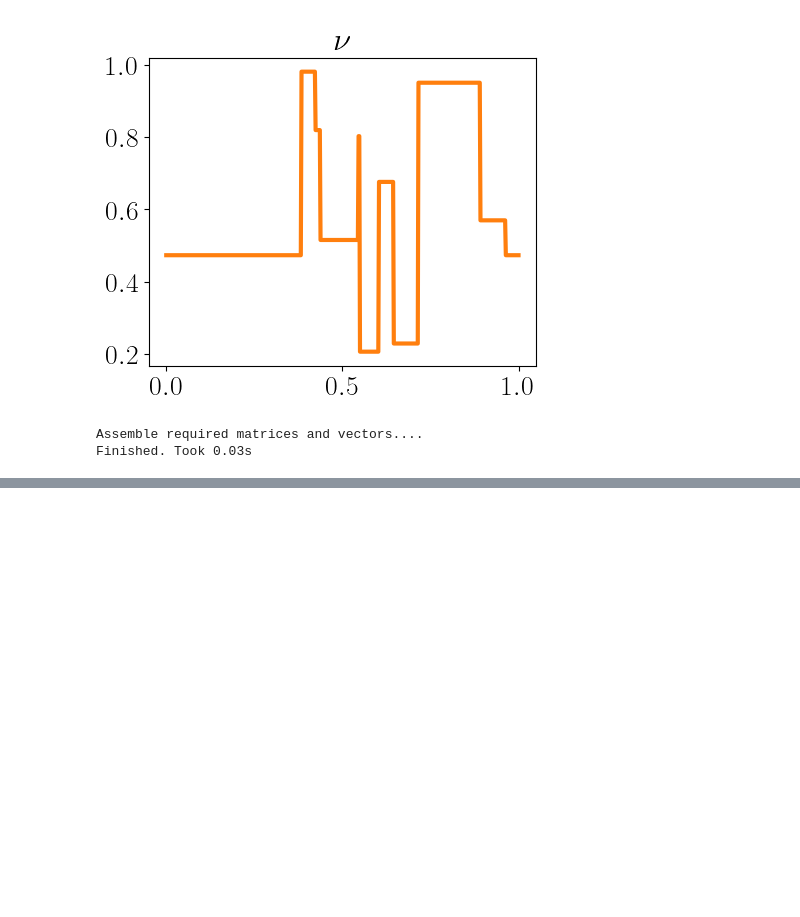
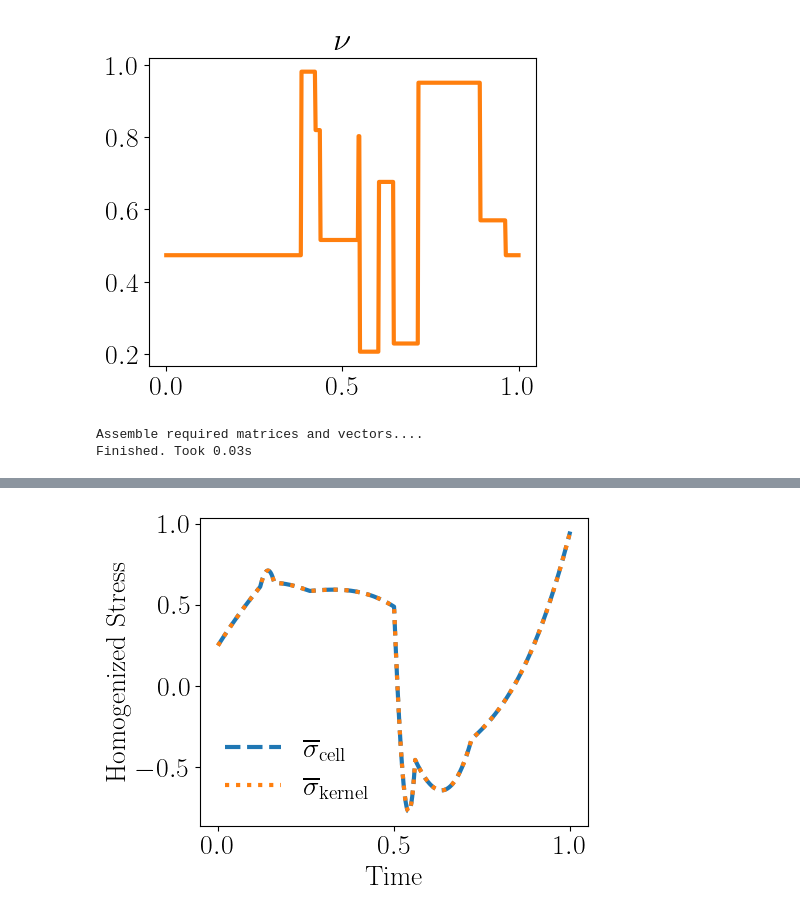
Before and after one commit to lcao11/learning_homogenization, a Jupyter notebook: tutorial/cell_problem_1d.ipynb, the cells around one changed output, grey strips where cells are left out. Saved outputs shown, nothing was run; the diff lists cells and outputs as text; code cells hidden in the pictures; blank space fills up the shorter version.

Commit message:
update memory kernel form generation.

```diff
--- a/tutorial/cell_problem_1d.ipynb
+++ b/tutorial/cell_problem_1d.ipynb
@@ -137,0 +137,2 @@ plt.show()
+# %%
+nu_prime, E_prime, kernel = cell_problem.extract_memory_form()
@@ -137,0 +142,13 @@ plt.show()
+# %%
+memory_form = KelvinVoigtHomogenizedModel(nu_prime, E_prime, kernel)
+_, stress_memory_form = memory_form.predict(ebar, rate)
+# %%
+plt.figure(figsize=(5,4))
+plt.plot(t, stress[:, 0], "--", label = r"$\overline{\sigma}_{\text{cell}}$", lw=3)
+plt.plot(t, stress_memory_form[:, 0], ":", label = r"$\overline{\sigma}_{\text{kernel}}$", lw=3)
+plt.xlabel("Time")
+plt.ylabel("Homogenized Stress")
+plt.legend(frameon=False)
+plt.show()
+# %% [output]
+[figure, added]
```
Also changed, not shown: parts of 8 cells of this notebook, 4 other files.
